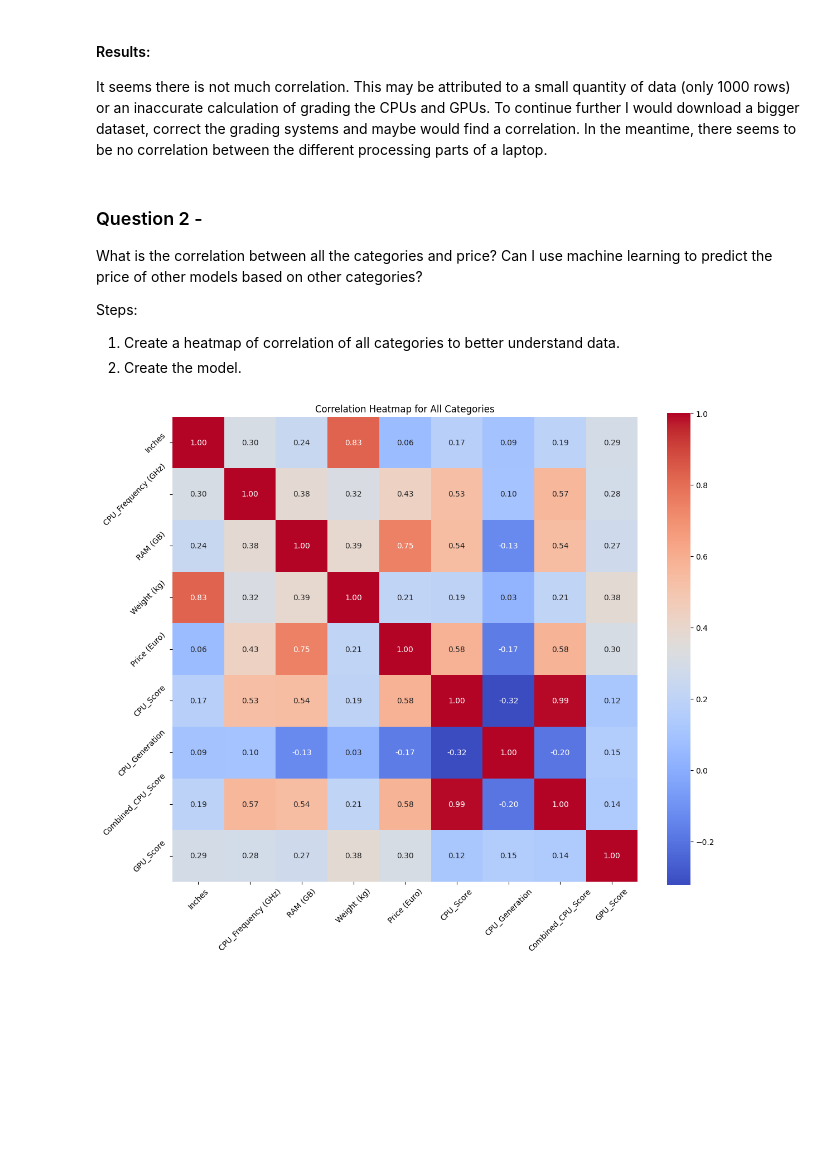
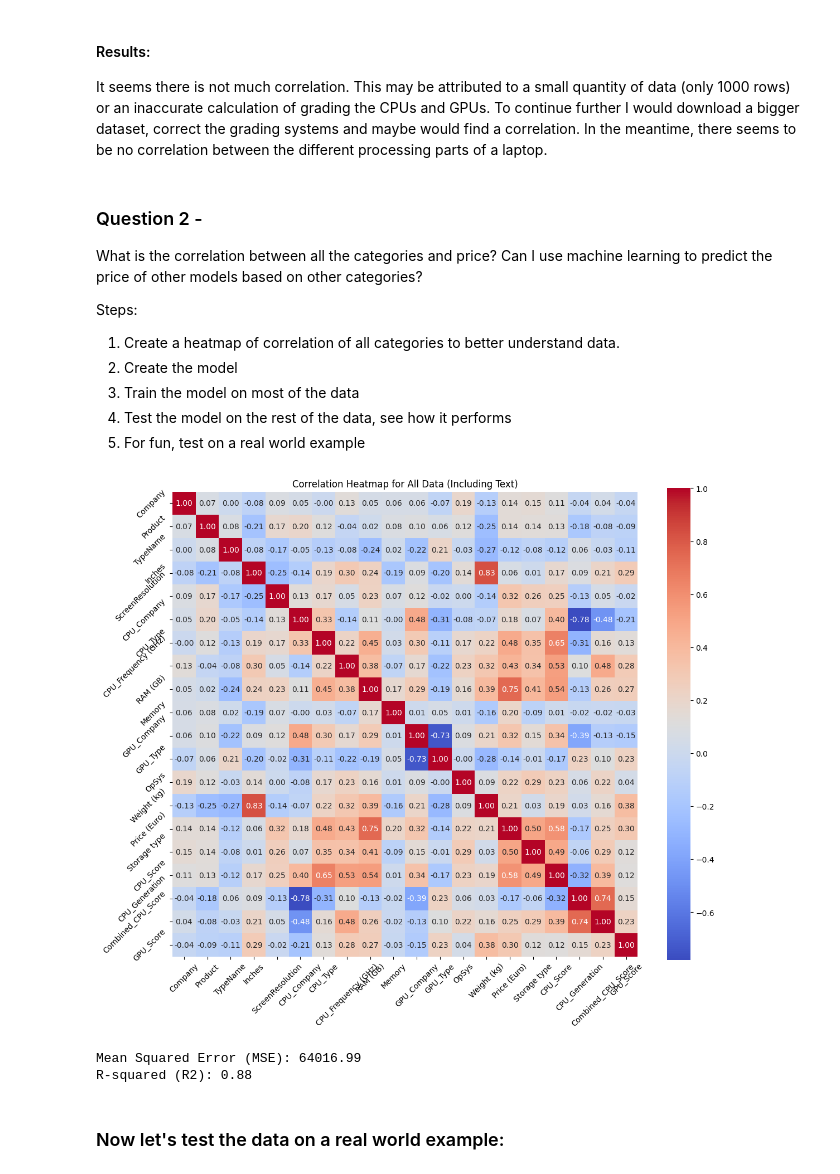
Before and after one commit to AdrielMendelsohn/Mini-Python-Project, a Jupyter notebook: Mini-Project-Main.ipynb, the cells around one changed output. Cells and saved outputs as stored; diff of their text form; code cells hidden in the pictures; blank space fills up the shorter version.

```diff
--- a/Mini-Project-Main.ipynb
+++ b/Mini-Project-Main.ipynb
@@ -270,7 +285,7 @@ def extract_generation(cpu_type):
     match = re.search(r'\b\d{4}\b', cpu_type)
     if match:
         # Return the first digit of the 4-digit number as the generation
-        return int(match.group(0)[0])
+        return int(match.group(0))
     return 0  # Default if no match is found
 
 # GPU Grader
@@ -292,7 +307,7 @@ data['CPU_Score'] = data['CPU_Type'].apply(quantify_cpu)
 # Extract generation
 data['CPU_Generation'] = data['CPU_Type'].apply(extract_generation)
 # Combine CPU and generation scores for a comprehensive CPU score
-data['Combined_CPU_Score'] = data['CPU_Score'] + data['CPU_Generation'] / 10
+data['Combined_CPU_Score'] = data['CPU_Score'] + data['CPU_Generation'] / 1000
 # GPU model score
 data['GPU_Score'] = data['GPU_Type'].apply(quantify_gpu)
 # %%
@@ -328,28 +343,78 @@ What is the correlation between all the categories and price? Can I use machine
 
 Steps:
 1. Create a heatmap of correlation of all categories to better understand data.
-2. Create the model.
+2. Create the model
+3. Train the model on most of the data
+4. Test the model on the rest of the data, see how it performs
+5. For fun, test on a real world example
 # %%
-# Select numeric columns for correlation
-numeric_columns = data.select_dtypes(include=['float64', 'int64']).columns.tolist()
+# Step 1: Creating a heat map of the correlation between all categories
+from sklearn.preprocessing import LabelEncoder, MinMaxScaler
+# Work on a copy of the dataset to preserve the original
+data_copy2 = data.copy()
 
-# Normalize the numeric columns using MinMaxScaler
+# Identify text columns
+text_columns = data_copy2.select_dtypes(include=['object']).columns.tolist()
+
+# Convert text columns to numeric using Label Encoding
+label_encoders = {}
+for col in text_columns:
+    le = LabelEncoder()
+    data_copy2[col] = le.fit_transform(data_copy2[col])
+    label_encoders[col] = le  # Save the encoder for potential reverse lookup
+
+# Select numeric columns (now includes transformed text columns)
+numeric_columns = data_copy2.select_dtypes(include=['float64', 'int64']).columns.tolist()
+
+# Normalize all numeric columns
 scaler = MinMaxScaler()
-normalized_data = scaler.fit_transform(data[numeric_columns])
+normalized_data = scaler.fit_transform(data_copy2[numeric_columns])
 
-# Create a DataFrame from the normalized data
+# Create a normalized DataFrame
 normalized_df = pd.DataFrame(normalized_data, columns=numeric_columns)
 
 # Calculate the correlation matrix
 correlation_matrix = normalized_df.corr()
 
-# Plot the correlation heatmap
+# Plot the heatmap
 plt.figure(figsize=(12, 10))
 sns.heatmap(correlation_matrix, annot=True, fmt='.2f', cmap='coolwarm', square=True, cbar=True)
-plt.title('Correlation Heatmap for All Categories')
+plt.title('Correlation Heatmap for All Data')
 plt.xticks(rotation=45)
 plt.yticks(rotation=45)
 plt.tight_layout()
 plt.show()
 # %% [output]
-[figure, old version]
+[figure, new version]
+# %%
+from sklearn.model_selection import train_test_split
+from sklearn.ensemble import RandomForestRegressor
+from sklearn.metrics import mean_squared_error, r2_score
+import numpy as np
+
+# Step 2: Create the model
+# Features: Use all numeric columns except the target ('Price (Euro)')
+features = data_copy2.drop(columns=['Price (Euro)'])
+target = data_copy2['Price (Euro)']
+
+# Step 3: Split the data into training and testing sets
+X_train, X_test, y_train, y_test = train_test_split(features, target, test_size=0.2, random_state=42)
+
+# Step 3: Train the model
+model = RandomForestRegressor(random_state=42)
+model.fit(X_train, y_train)
+
+# Step 4: Test the model
+y_pred = model.predict(X_test)
+
+# Evaluate the model
+mse = mean_squared_error(y_test, y_pred)
+r2 = r2_score(y_test, y_pred)
+
+print(f"Mean Squared Error (MSE): {mse:.2f}")
+print(f"R-squared (R2): {r2:.2f}")
+# %% [output]
+Mean Squared Error (MSE): 64016.99
+R-squared (R2): 0.88
+# %% [markdown]
+### Now let's test the data on a real world example:
```
Also changed, not shown: parts of 8 cells of this notebook.
